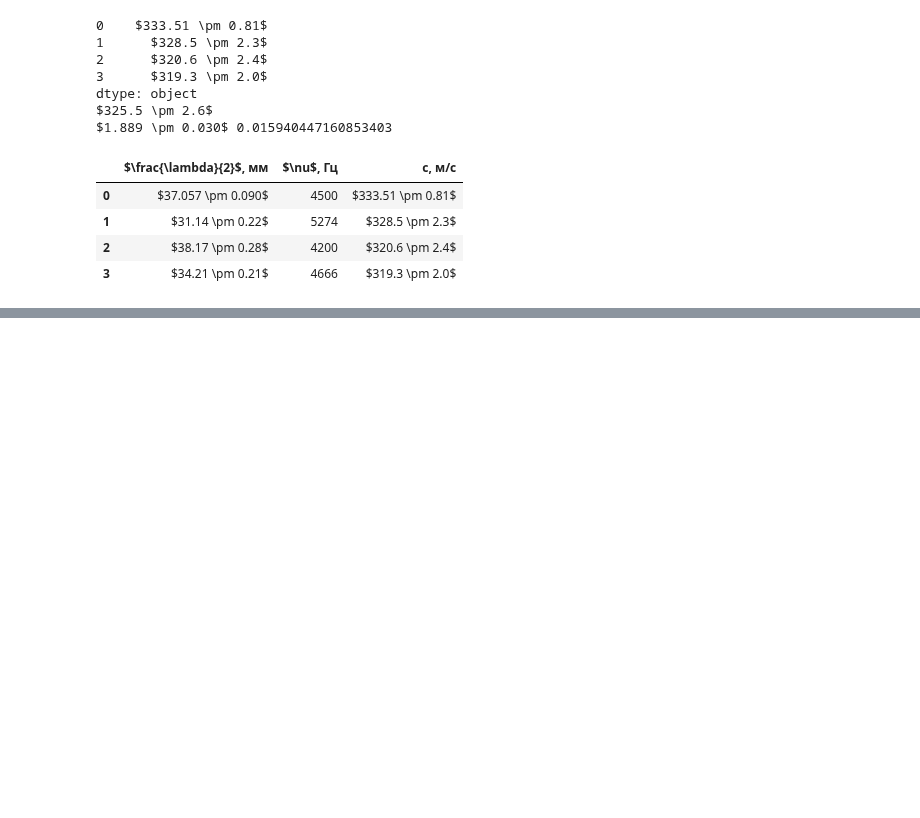
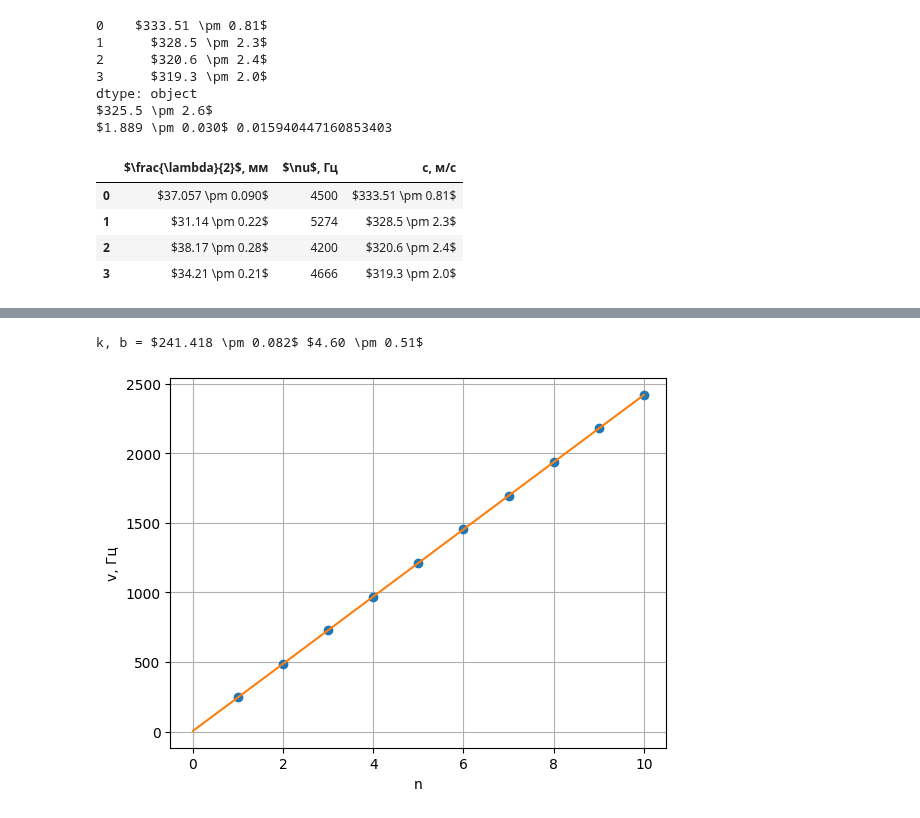
Before and after one commit to RedBrean/term2, a Jupyter notebook: labs/213.ipynb, the cells around one changed output, grey strips where cells are left out. Cells and saved outputs as stored; diff of their text form; code cells hidden in the pictures; blank space fills up the shorter version.

```diff
--- a/labs/213.ipynb
+++ b/labs/213.ipynb
@@ -425,0 +466,8 @@ data1
+# %%
+plt.xlabel("n")
+plt.ylabel("v, Гц")
+k4, _ = linearcalc(x_range, v4)
+plt.savefig("T4", dpi = 300)
+# %% [output]
+k, b = $241.418 \pm 0.082$ $4.60 \pm 0.51$
+[figure, added]
```
Also changed, not shown: parts of 6 cells of this notebook, 1 other file.
